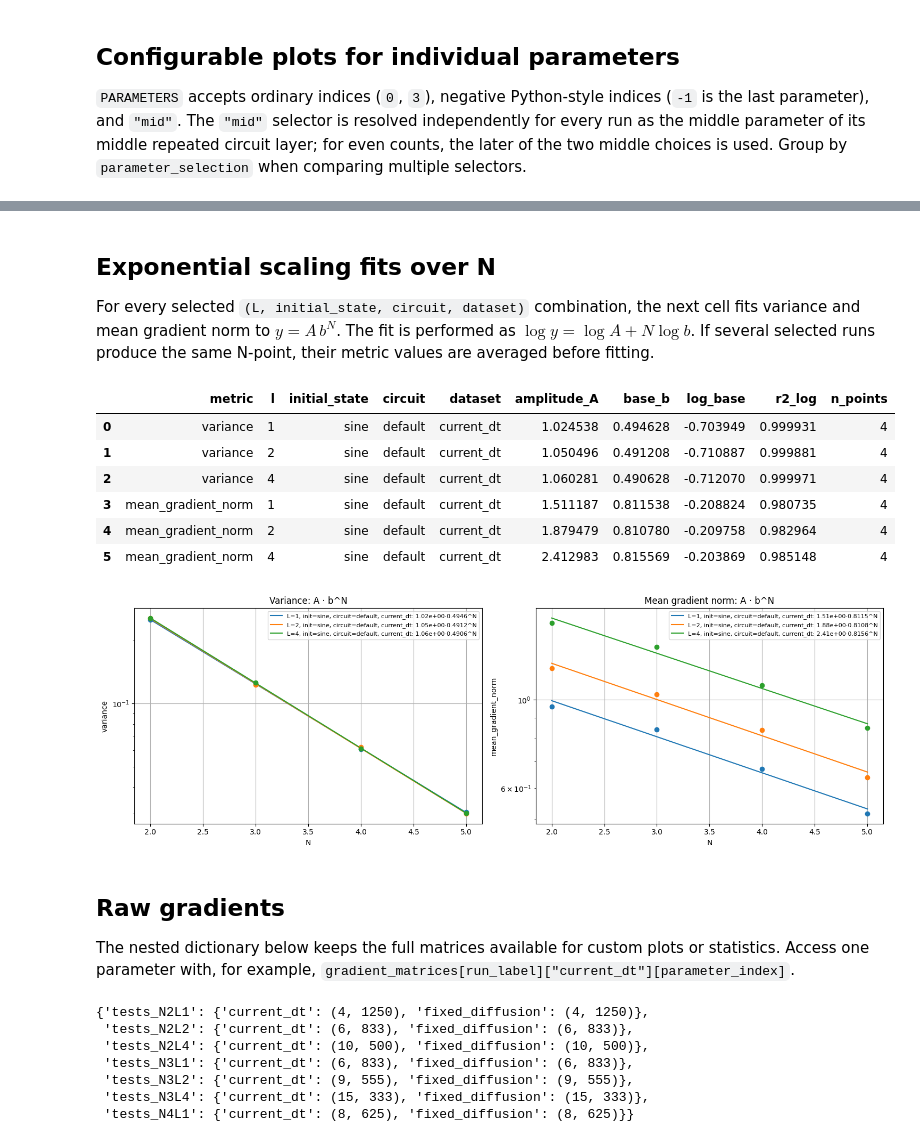
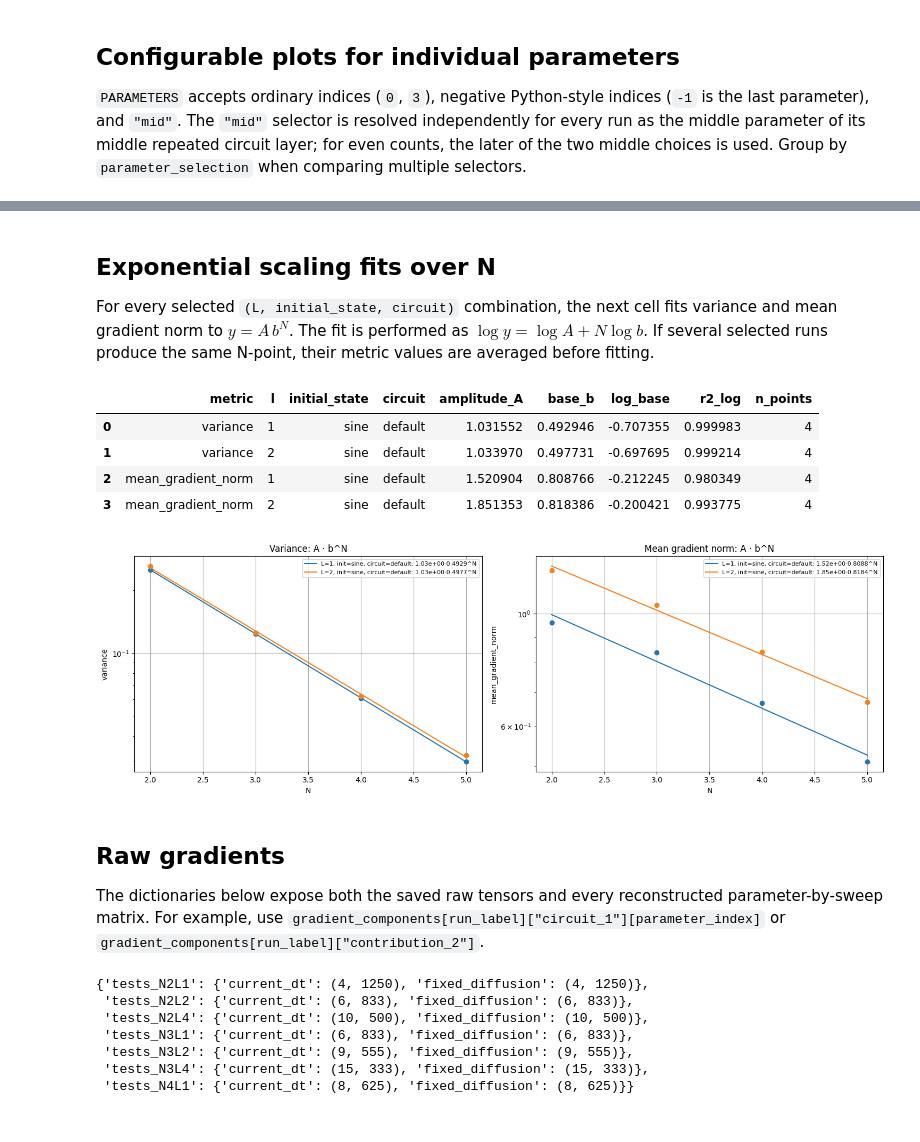
Before and after one commit to Joel-Kunk/VQCFD_quimb, a Jupyter notebook: analysis_variance.ipynb, the cells around one changed output, grey strips where cells are left out. Cells and saved outputs as stored; diff of their text form; code cells hidden in the pictures.

```diff
--- a/analysis_variance.ipynb
+++ b/analysis_variance.ipynb
@@ -261,14 +237,13 @@ overall_plot_data
 # %%
 PARAMETER_X = "n"
 PARAMETER_Y = "variance"
-PARAMETERS = [0, 3, -1, "mid"]
-PARAMETER_GROUP_BY = ["l", "dataset", "parameter_selection"]
+PARAMETERS = [0, -1, "mid"]
+PARAMETER_GROUP_BY = ["l", "parameter_selection"]
 
 PARAMETER_NS = None                # e.g. [2, 3, 4]
 PARAMETER_LS = None                # e.g. [1, 2, 4]
 PARAMETER_CIRCUITS = None          # e.g. ["multiscale_tree", "uni2"]
 PARAMETER_INITIAL_STATES = None    # e.g. ["positive_periodic_wave"]
-PARAMETER_DATASETS = None          # e.g. ["current_dt"]
 
 parameter_plot_data, ax = an.plot_gradient_parameter_table(
     gradient_parameter_stats,
@@ -279,7 +254,6 @@ parameter_plot_data, ax = an.plot_gradient_parameter_table(
     ls=PARAMETER_LS,
     circuits=PARAMETER_CIRCUITS,
     initial_states=PARAMETER_INITIAL_STATES,
-    datasets=PARAMETER_DATASETS,
     group_by=PARAMETER_GROUP_BY,
     kind="line",                # "line" or "scatter"
     log_x=False,
@@ -289,7 +283,7 @@ parameter_plot_data
 # %% [markdown]
 ## Exponential scaling fits over N
 
-For every selected `(L, initial_state, circuit, dataset)` combination, the next cell fits variance and mean gradient norm to $y=A\,b^N$. The fit is performed as $\log y=\log A+N\log b$. If several selected runs produce the same N-point, their metric values are averaged before fitting.
+For every selected `(L, initial_state, circuit)` combination, the next cell fits variance and mean gradient norm to $y=A\,b^N$. The fit is performed as $\log y=\log A+N\log b$. If several selected runs produce the same N-point, their metric values are averaged before fitting.
 # %%
 import pandas as pd
 
@@ -299,7 +293,6 @@ FIT_NS = None  # e.g. [2, 3, 4, 5, 6]
 FIT_LS = None  # e.g. [1, 2, 4]
 FIT_INITIAL_STATES = None  # e.g. ["positive_periodic_wave"]
 FIT_CIRCUITS = None  # e.g. ["multiscale_tree", "uni2"]
-FIT_DATASETS = ["current_dt"]  # or ["fixed_diffusion"] / None for both
 
 fit_data = an.filter_gradient_table(
     gradient_run_stats,
@@ -307,7 +300,6 @@ fit_data = an.filter_gradient_table(
     ls=FIT_LS,
     circuits=FIT_CIRCUITS,
     initial_states=FIT_INITIAL_STATES,
-    datasets=FIT_DATASETS,
 )
 if FIT_RUNS is not None:
     fit_run_labels = [FIT_RUNS] if isinstance(FIT_RUNS, str) else FIT_RUNS
@@ -315,7 +307,7 @@ if FIT_RUNS is not None:
 if fit_data.empty:
     raise ValueError("No gradient runs remain after applying the fit filters.")
 
-group_columns = ["l", "initial_state", "circuit", "dataset"]
+group_columns = ["l", "initial_state", "circuit"]
 metrics = [("variance", "Variance"), ("mean_gradient_norm", "Mean gradient norm")]
 fig, axes = plt.subplots(1, 2, figsize=(15, 5), sharex=True)
 fit_records = []
@@ -344,8 +336,8 @@ for ax, (metric, title) in zip(axes, metrics):
         log_total = np.sum((np.log(y_values) - np.mean(np.log(y_values))) ** 2)
         r2_log = float(1 - log_residual / log_total) if log_total > 0 else np.nan
 
-        l_value, initial_state, circuit, dataset = group_values
-        group_label = f"L={l_value}, init={initial_state}, circuit={circuit}, {dataset}"
+        l_value, initial_state, circuit = group_values
+        group_label = f"L={l_value}, init={initial_state}, circuit={circuit}"
         n_fit = np.linspace(n_values.min(), n_values.max(), 200)
         fit_line, = ax.plot(
             n_fit,
@@ -353,44 +345,41 @@ for ax, (metric, title) in zip(axes, metrics):
             label=f"{group_label}: {amplitude:.2e}·{base:.4f}^N",
         )
         ax.scatter(n_values, y_values, color=fit_line.get_color(), zorder=3)
         fit_records.append({
             "metric": metric,
             "l": l_value,
             "initial_state": initial_state,
             "circuit": circuit,
-            "dataset": dataset,
             "amplitude_A": amplitude,
             "base_b": base,
             "log_base": float(log_base),
             "r2_log": r2_log,
             "n_points": len(n_values),
         })
 
     ax.set_title(f"{title}: A · b^N")
     ax.set_xlabel("N")
     ax.set_ylabel(metric)
     ax.set_yscale("log")
     if ax.has_data():
         ax.legend(fontsize=8)
 
 fig.tight_layout()
 fit_results = pd.DataFrame(fit_records)
 if skipped_fits:
     print("Skipped fits:")
     for skipped in skipped_fits:
         print("  ", skipped)
 fit_results
 # %% [output]
-|  | metric | l | initial_state | circuit | dataset | amplitude_A | base_b | log_base | r2_log | n_points |
-| 0 | variance | 1 | sine | default | current_dt | 1.024538 | 0.494628 | -0.703949 | 0.999931 | 4 |
-| 1 | variance | 2 | sine | default | current_dt | 1.050496 | 0.491208 | -0.710887 | 0.999881 | 4 |
-| 2 | variance | 4 | sine | default | current_dt | 1.060281 | 0.490628 | -0.712070 | 0.999971 | 4 |
-| 3 | mean_gradient_norm | 1 | sine | default | current_dt | 1.511187 | 0.811538 | -0.208824 | 0.980735 | 4 |
-| 4 | mean_gradient_norm | 2 | sine | default | current_dt | 1.879479 | 0.810780 | -0.209758 | 0.982964 | 4 |
-| 5 | mean_gradient_norm | 4 | sine | default | current_dt | 2.412983 | 0.815569 | -0.203869 | 0.985148 | 4 |
+|  | metric | l | initial_state | circuit | amplitude_A | base_b | log_base | r2_log | n_points |
+| 0 | variance | 1 | sine | default | 1.031552 | 0.492946 | -0.707355 | 0.999983 | 4 |
+| 1 | variance | 2 | sine | default | 1.033970 | 0.497731 | -0.697695 | 0.999214 | 4 |
+| 2 | mean_gradient_norm | 1 | sine | default | 1.520904 | 0.808766 | -0.212245 | 0.980349 | 4 |
+| 3 | mean_gradient_norm | 2 | sine | default | 1.851353 | 0.818386 | -0.200421 | 0.993775 | 4 |
-[figure, old version]
+[figure, new version]
 # %% [markdown]
 ## Raw gradients
 
-The nested dictionary below keeps the full matrices available for custom plots or statistics. Access one parameter with, for example, `gradient_matrices[run_label]["current_dt"][parameter_index]`.
+The dictionaries below expose both the saved raw tensors and every reconstructed parameter-by-sweep matrix. For example, use `gradient_components[run_label]["circuit_1"][parameter_index]` or `gradient_components[run_label]["contribution_2"]`.
 # %%
```
Also changed, not shown: parts of 11 cells of this notebook, 6 other files.
